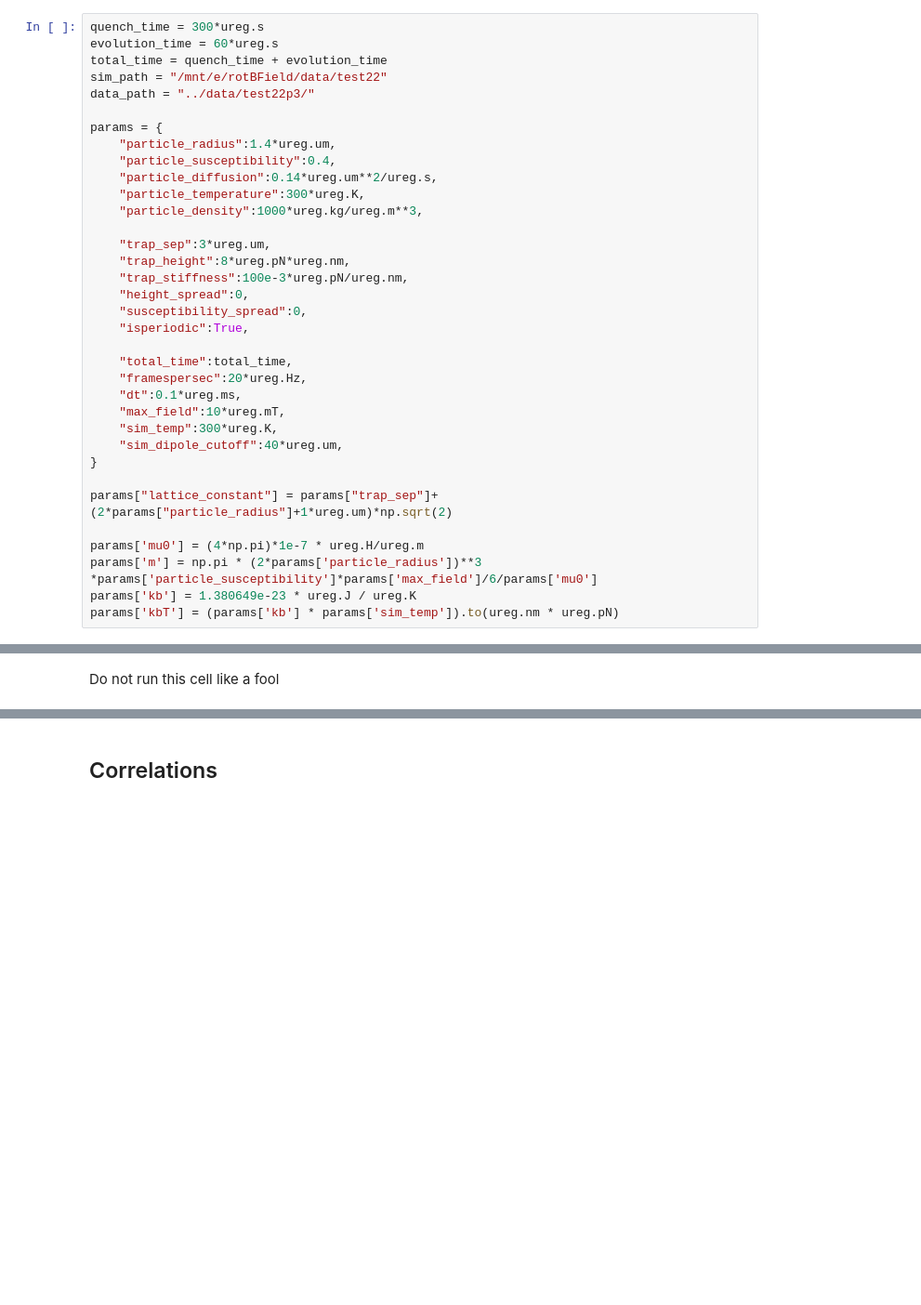
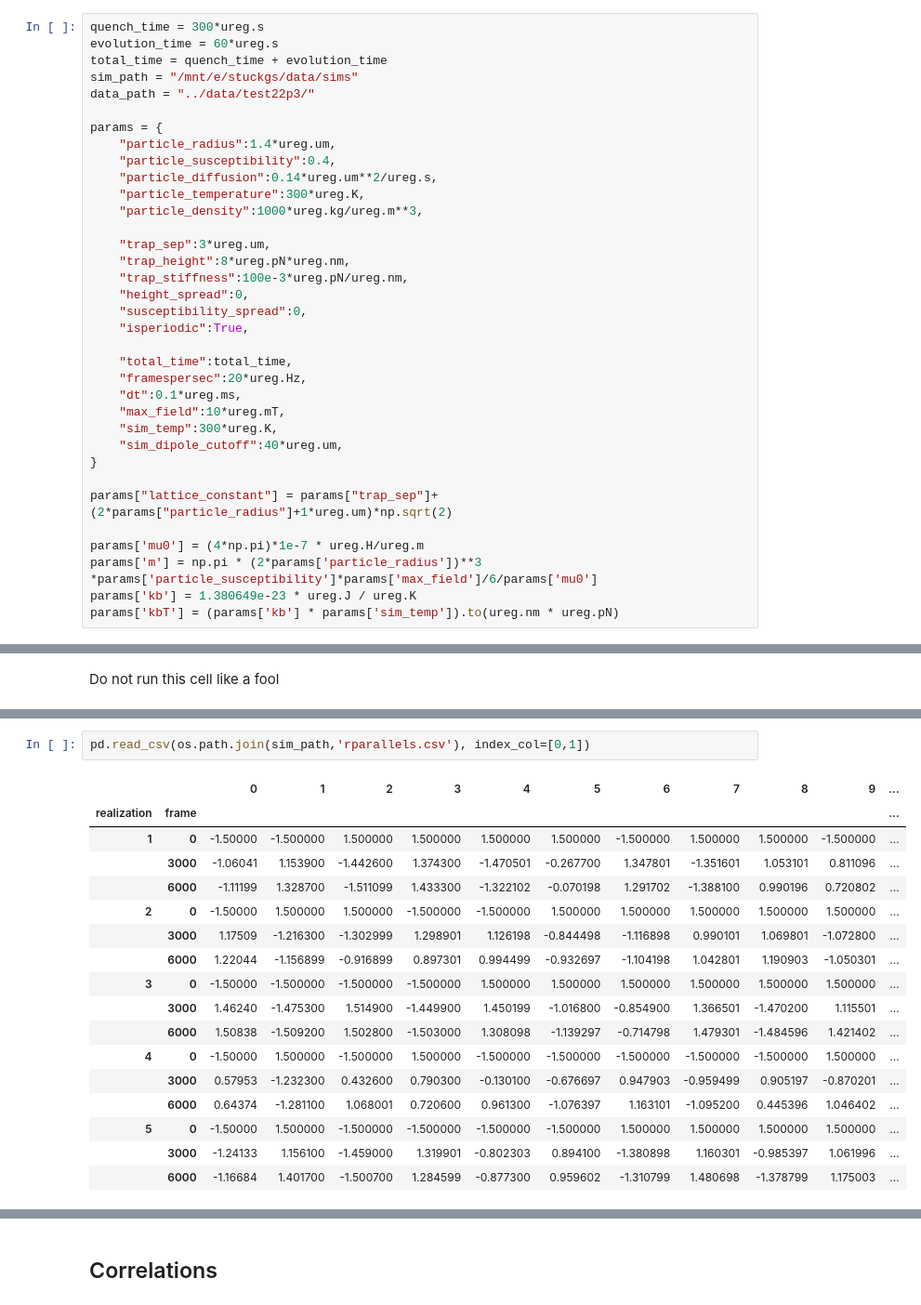
Before and after one commit to leogabac/stuckgs, a Jupyter notebook: src/fig4a.ipynb, the cells around one changed output, grey strips where cells are left out. Shown at 93% size. Saved outputs shown, nothing was run; the diff lists cells and outputs as text; blank space fills up the shorter version.

```diff
--- a/scripts/test1p3.ipynb
+++ b/src/fig4a.ipynb
@@ -41,7 +41,7 @@ plt.rcParams.update({
 quench_time = 300*ureg.s
 evolution_time = 60*ureg.s
 total_time = quench_time + evolution_time
-sim_path = "/mnt/e/rotBField/data/test22"
+sim_path = "/mnt/e/stuckgs/data/sims"
 data_path = "../data/test22p3/"
 
 params = {
@@ -98,0 +110,20 @@ df = pd.DataFrame(data= np.array(ts), columns=sframes)
+# %%
+pd.read_csv(os.path.join(sim_path,'rparallels.csv'), index_col=[0,1])
+# %% [output]
+|  |  | 0 | 1 | 2 | 3 | 4 | 5 | 6 | 7 | 8 | 9 | ... |
+| realization | frame |  |  |  |  |  |  |  |  |  |  | ... |
+| 1 | 0 | -1.50000 | -1.500000 | 1.500000 | 1.500000 | 1.500000 | 1.500000 | -1.500000 | 1.500000 | 1.500000 | -1.500000 | ... |
+|  | 3000 | -1.06041 | 1.153900 | -1.442600 | 1.374300 | -1.470501 | -0.267700 | 1.347801 | -1.351601 | 1.053101 | 0.811096 | ... |
+|  | 6000 | -1.11199 | 1.328700 | -1.511099 | 1.433300 | -1.322102 | -0.070198 | 1.291702 | -1.388100 | 0.990196 | 0.720802 | ... |
+| 2 | 0 | -1.50000 | 1.500000 | 1.500000 | -1.500000 | -1.500000 | 1.500000 | 1.500000 | 1.500000 | 1.500000 | 1.500000 | ... |
+|  | 3000 | 1.17509 | -1.216300 | -1.302999 | 1.298901 | 1.126198 | -0.844498 | -1.116898 | 0.990101 | 1.069801 | -1.072800 | ... |
+|  | 6000 | 1.22044 | -1.156899 | -0.916899 | 0.897301 | 0.994499 | -0.932697 | -1.104198 | 1.042801 | 1.190903 | -1.050301 | ... |
+| 3 | 0 | -1.50000 | -1.500000 | -1.500000 | -1.500000 | 1.500000 | 1.500000 | 1.500000 | 1.500000 | 1.500000 | 1.500000 | ... |
+|  | 3000 | 1.46240 | -1.475300 | 1.514900 | -1.449900 | 1.450199 | -1.016800 | -0.854900 | 1.366501 | -1.470200 | 1.115501 | ... |
+|  | 6000 | 1.50838 | -1.509200 | 1.502800 | -1.503000 | 1.308098 | -1.139297 | -0.714798 | 1.479301 | -1.484596 | 1.421402 | ... |
+| 4 | 0 | -1.50000 | 1.500000 | -1.500000 | 1.500000 | -1.500000 | -1.500000 | -1.500000 | -1.500000 | -1.500000 | 1.500000 | ... |
+|  | 3000 | 0.57953 | -1.232300 | 0.432600 | 0.790300 | -0.130100 | -0.676697 | 0.947903 | -0.959499 | 0.905197 | -0.870201 | ... |
+|  | 6000 | 0.64374 | -1.281100 | 1.068001 | 0.720600 | 0.961300 | -1.076397 | 1.163101 | -1.095200 | 0.445396 | 1.046402 | ... |
+| 5 | 0 | -1.50000 | 1.500000 | -1.500000 | -1.500000 | -1.500000 | -1.500000 | 1.500000 | 1.500000 | 1.500000 | 1.500000 | ... |
+|  | 3000 | -1.24133 | 1.156100 | -1.459000 | 1.319901 | -0.802303 | 0.894100 | -1.380898 | 1.160301 | -0.985397 | 1.061996 | ... |
+|  | 6000 | -1.16684 | 1.401700 | -1.500700 | 1.284599 | -0.877300 | 0.959602 | -1.310799 | 1.480698 | -1.378799 | 1.175003 | ... |
```
Also changed, not shown: parts of 6 cells of this notebook, 7 other files.
